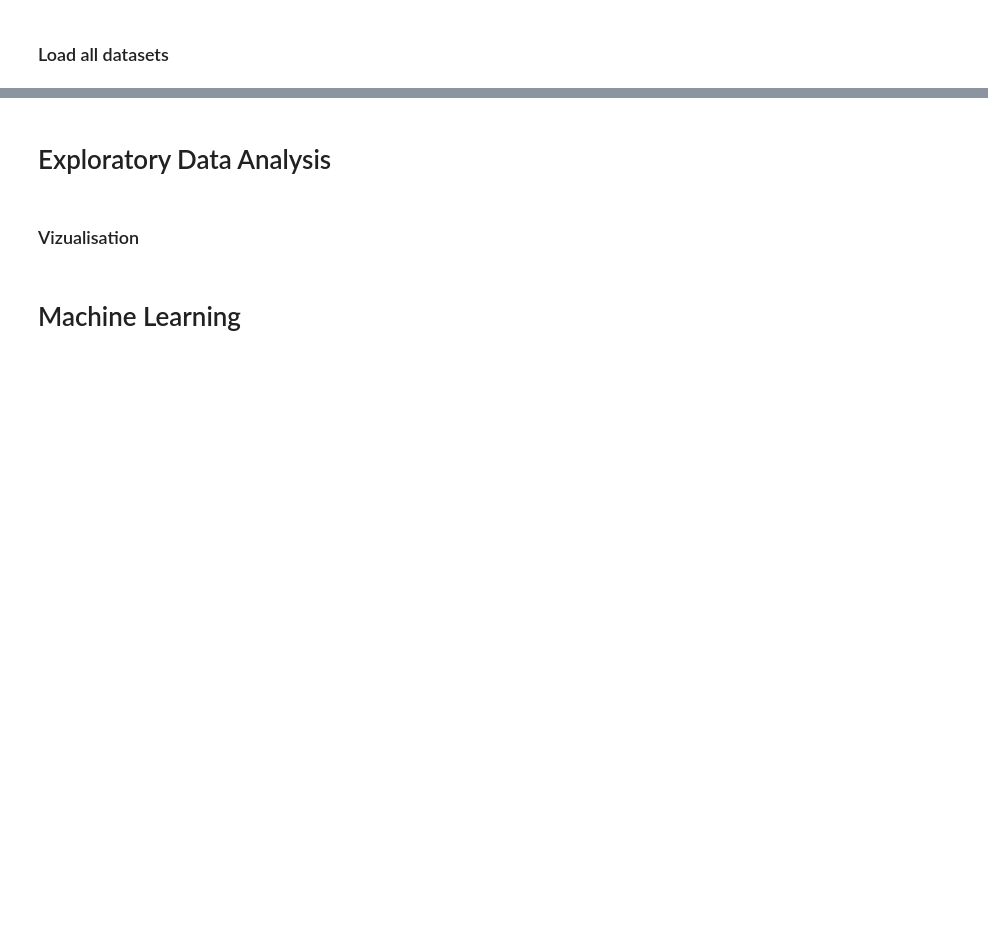
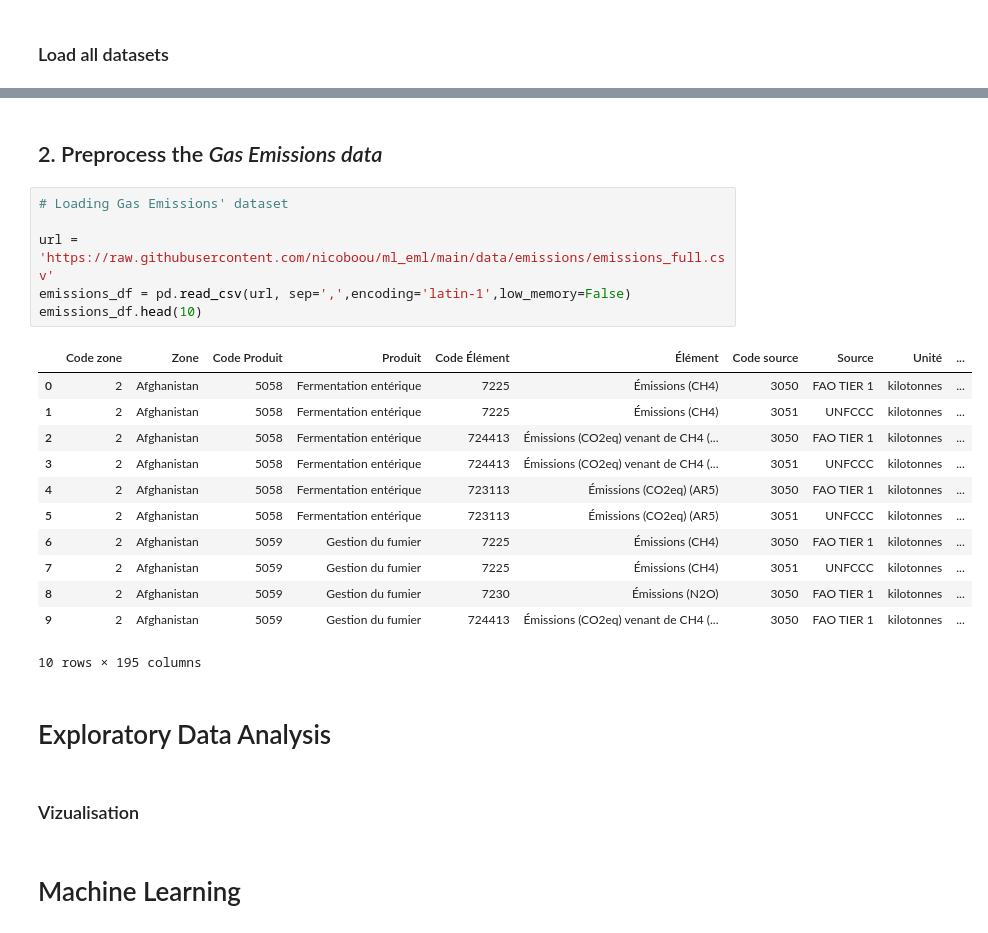
Before and after one commit to nicoboou/wheat-yield-forecasting, a Jupyter notebook: Crops Yield Notebook.ipynb, the cells around one changed output, grey strips where cells are left out. Saved outputs shown, nothing was run; the diff lists cells and outputs as text; blank space fills up the shorter version.

```diff
--- a/Crops Yield Notebook.ipynb
+++ b/Crops Yield Notebook.ipynb
@@ -149,3 +247,24 @@ def open_all_datasets_df(list_to_query):
+# %% [markdown]
+## 2. Preprocess the *Gas Emissions data*
+# %%
+# Loading Gas Emissions' dataset
+
+url = 'https://raw.githubusercontent.com/nicoboou/ml_eml/main/data/emissions/emissions_full.csv'
+emissions_df = pd.read_csv(url, sep=',',encoding='latin-1',low_memory=False)
+emissions_df.head(10)
+# %% [output]
+|  | Code zone | Zone | Code Produit | Produit | Code Élément | Élément | Code source | Source | Unité | ... |
+| 0 | 2 | Afghanistan | 5058 | Fermentation entérique | 7225 | Émissions (CH4) | 3050 | FAO TIER 1 | kilotonnes | ... |
+| 1 | 2 | Afghanistan | 5058 | Fermentation entérique | 7225 | Émissions (CH4) | 3051 | UNFCCC | kilotonnes | ... |
+| 2 | 2 | Afghanistan | 5058 | Fermentation entérique | 724413 | Émissions (CO2eq) venant de CH4 (... | 3050 | FAO TIER 1 | kilotonnes | ... |
+| 3 | 2 | Afghanistan | 5058 | Fermentation entérique | 724413 | Émissions (CO2eq) venant de CH4 (... | 3051 | UNFCCC | kilotonnes | ... |
+| 4 | 2 | Afghanistan | 5058 | Fermentation entérique | 723113 | Émissions (CO2eq) (AR5) | 3050 | FAO TIER 1 | kilotonnes | ... |
+| 5 | 2 | Afghanistan | 5058 | Fermentation entérique | 723113 | Émissions (CO2eq) (AR5) | 3051 | UNFCCC | kilotonnes | ... |
+| 6 | 2 | Afghanistan | 5059 | Gestion du fumier | 7225 | Émissions (CH4) | 3050 | FAO TIER 1 | kilotonnes | ... |
+| 7 | 2 | Afghanistan | 5059 | Gestion du fumier | 7225 | Émissions (CH4) | 3051 | UNFCCC | kilotonnes | ... |
+| 8 | 2 | Afghanistan | 5059 | Gestion du fumier | 7230 | Émissions (N2O) | 3050 | FAO TIER 1 | kilotonnes | ... |
+| 9 | 2 | Afghanistan | 5059 | Gestion du fumier | 724413 | Émissions (CO2eq) venant de CH4 (... | 3050 | FAO TIER 1 | kilotonnes | ... |
+10 rows × 195 columns
 # %% [markdown]
 # Exploratory Data Analysis
 # %% [markdown]
```
Also changed, not shown: parts of 23 cells of this notebook, 1 other file.
